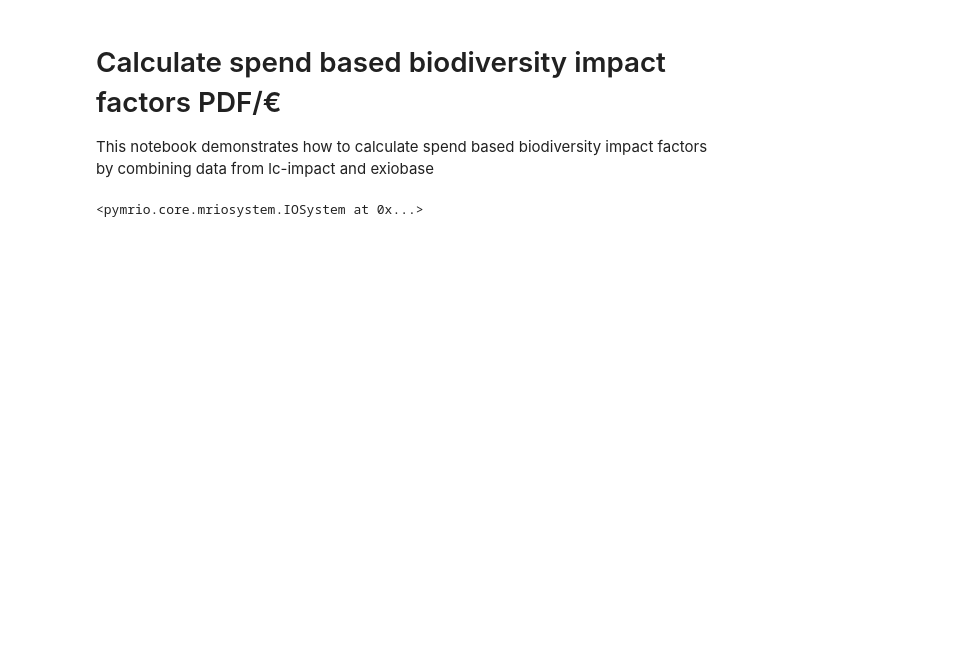
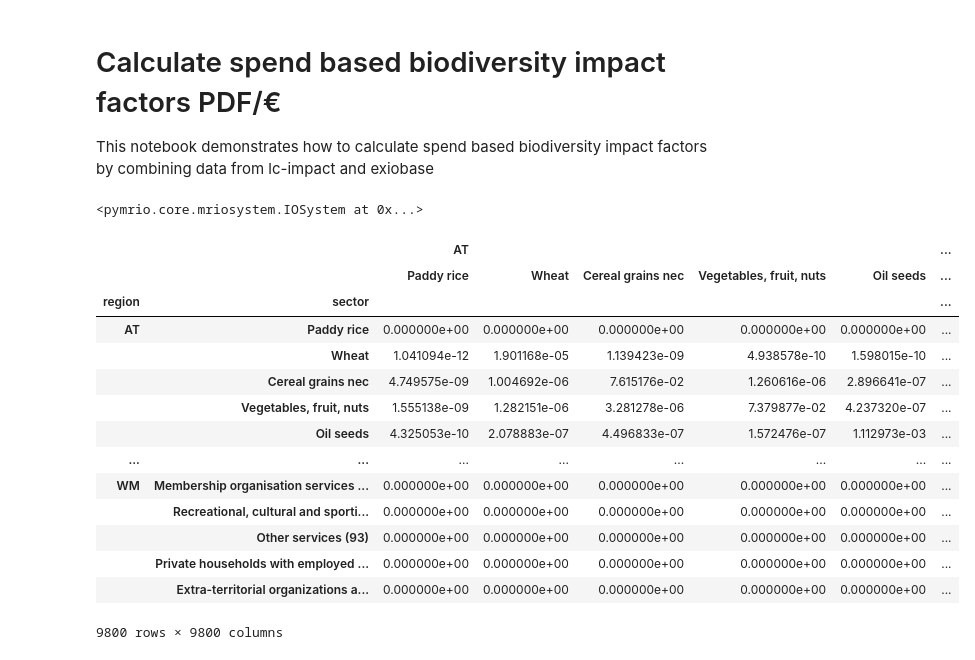
Before and after one commit to tterimaa/pdf-calculation, a Jupyter notebook: pdf-water.ipynb, the cells around one changed output. Drawn from its saved outputs; the diff is of its cells as text; code cells hidden in the pictures; blank space fills up the shorter version.

```diff
--- a/pdf-water.ipynb
+++ b/pdf-water.ipynb
@@ -36,8 +36,27 @@ exio3_11.calc_all()
 <pymrio.core.mriosystem.IOSystem at 0x...>
 # %%
 # calculate dr_s - share of the driver of biodiversity loss in impact region i from the total amount of the driver that is driven by consumption in consumption region j, product sector k
-dr_s = pd.DataFrame()
+columns = {}
 for series_name, series in exio3_11.et1_diag.D_cba.items():
     series_sum = series.sum()
-    dr_s[series_name] = series / series_sum
+    columns[series_name] = series / series_sum
+
+dr_s = pd.DataFrame(columns)
+dr_s
+# %% [output]
+|  |  | AT |  |  |  |  | ... |
+|  |  | Paddy rice | Wheat | Cereal grains nec | Vegetables, fruit, nuts | Oil seeds | ... |
+| region | sector |  |  |  |  |  | ... |
+| AT | Paddy rice | 0.000000e+00 | 0.000000e+00 | 0.000000e+00 | 0.000000e+00 | 0.000000e+00 | ... |
+|  | Wheat | 1.041094e-12 | 1.901168e-05 | 1.139423e-09 | 4.938578e-10 | 1.598015e-10 | ... |
+|  | Cereal grains nec | 4.749575e-09 | 1.004692e-06 | 7.615176e-02 | 1.260616e-06 | 2.896641e-07 | ... |
+|  | Vegetables, fruit, nuts | 1.555138e-09 | 1.282151e-06 | 3.281278e-06 | 7.379877e-02 | 4.237320e-07 | ... |
+|  | Oil seeds | 4.325053e-10 | 2.078883e-07 | 4.496833e-07 | 1.572476e-07 | 1.112973e-03 | ... |
+| ... | ... | ... | ... | ... | ... | ... | ... |
+| WM | Membership organisation services ... | 0.000000e+00 | 0.000000e+00 | 0.000000e+00 | 0.000000e+00 | 0.000000e+00 | ... |
+|  | Recreational, cultural and sporti... | 0.000000e+00 | 0.000000e+00 | 0.000000e+00 | 0.000000e+00 | 0.000000e+00 | ... |
+|  | Other services (93) | 0.000000e+00 | 0.000000e+00 | 0.000000e+00 | 0.000000e+00 | 0.000000e+00 | ... |
+|  | Private households with employed ... | 0.000000e+00 | 0.000000e+00 | 0.000000e+00 | 0.000000e+00 | 0.000000e+00 | ... |
+|  | Extra-territorial organizations a... | 0.000000e+00 | 0.000000e+00 | 0.000000e+00 | 0.000000e+00 | 0.000000e+00 | ... |
+9800 rows × 9800 columns
 # %%
```
Also changed, not shown: parts of 15 cells of this notebook.
